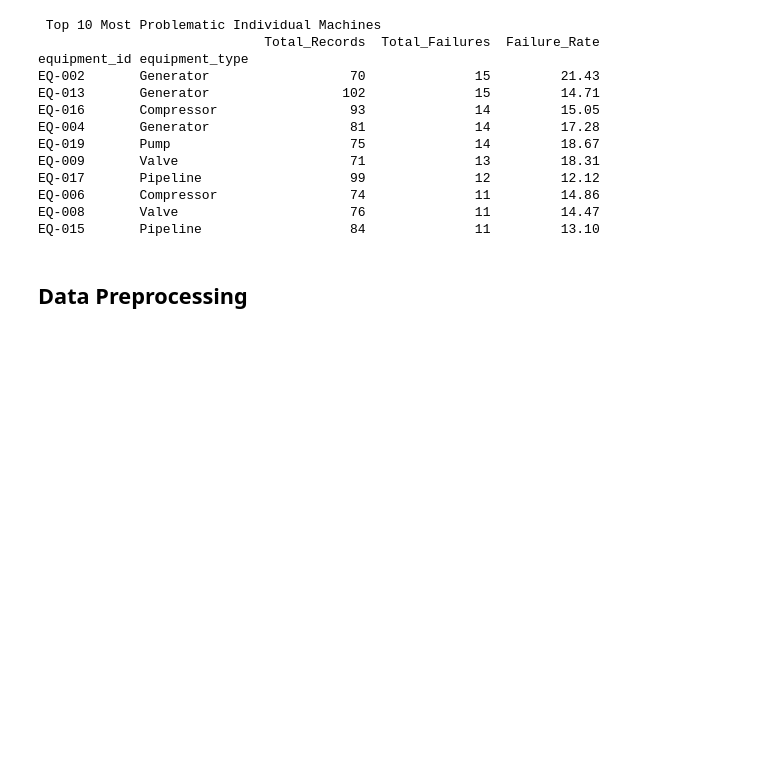
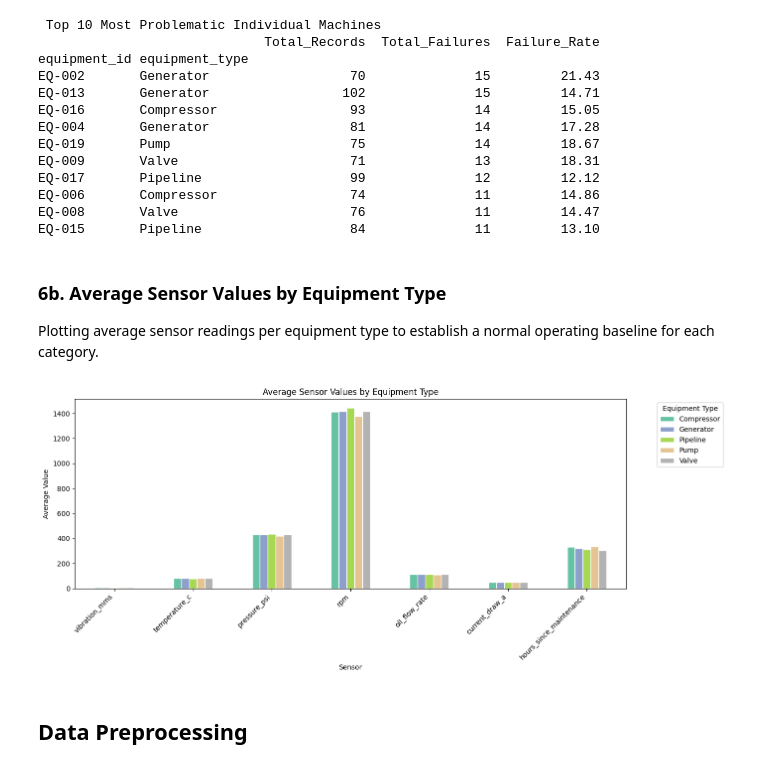
Before and after one commit to SunSpot-Tech/ML-JOURNEY, a Jupyter notebook: Assignments/Oil_Maintenance.ipynb, the cells around one changed output. Saved outputs shown, nothing was run; the diff lists cells and outputs as text; code cells hidden in the pictures; blank space fills up the shorter version.

```diff
--- a/Assignments/Oil_Maintenance.ipynb
+++ b/Assignments/Oil_Maintenance.ipynb
@@ -196,6 +239,26 @@ EQ-017       Pipeline                   99              12         12.12
 EQ-006       Compressor                 74              11         14.86
 EQ-008       Valve                      76              11         14.47
 EQ-015       Pipeline                   84              11         13.10
+# %% [markdown]
+### 6b. Average Sensor Values by Equipment Type
+
+Plotting average sensor readings per equipment type to establish a normal operating baseline for each category.
+# %%
+#Average sensor values per equipment type
+sensor_cols = [c for c in num_cols if c != 'failure_label']
+avg_by_type = df.groupby('equipment_type')[sensor_cols].mean()
+
+avg_by_type.T.plot(kind='bar', figsize=(14, 6), colormap='Set2', edgecolor='white')
+plt.title('Average Sensor Values by Equipment Type')
+plt.xlabel('Sensor')
+plt.ylabel('Average Value')
+plt.xticks(rotation=45, ha='right')
+plt.legend(title='Equipment Type', bbox_to_anchor=(1.05, 1), loc='upper left')
+plt.tight_layout()
+plt.savefig('avg_sensor_by_type.png', dpi=150)
+plt.show()
+# %% [output]
+[figure, added]
 # %% [markdown]
 ## Data Preprocessing
 # %% [markdown]
```
Also changed, not shown: parts of 6 cells of this notebook, 4 other files.
